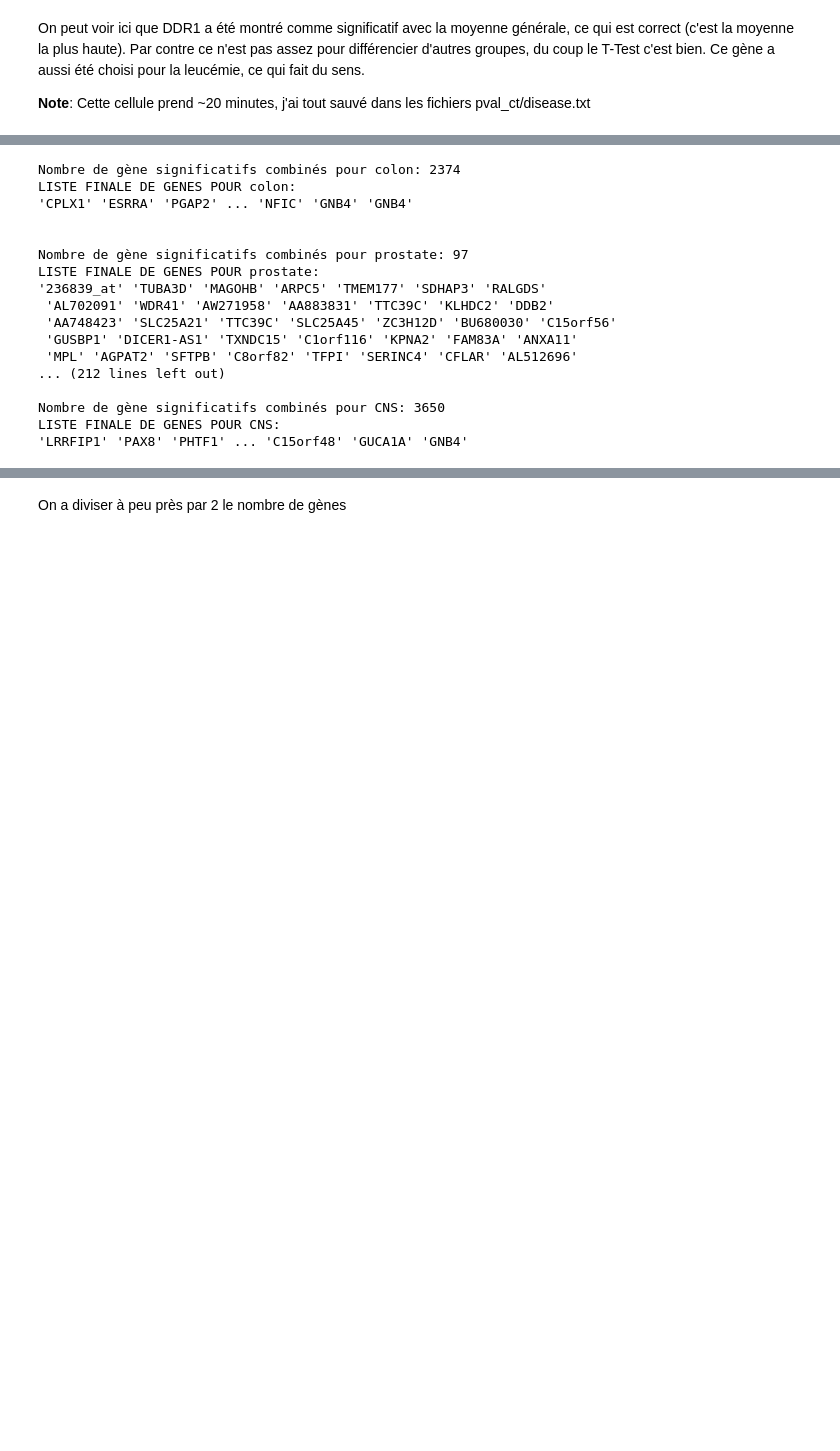
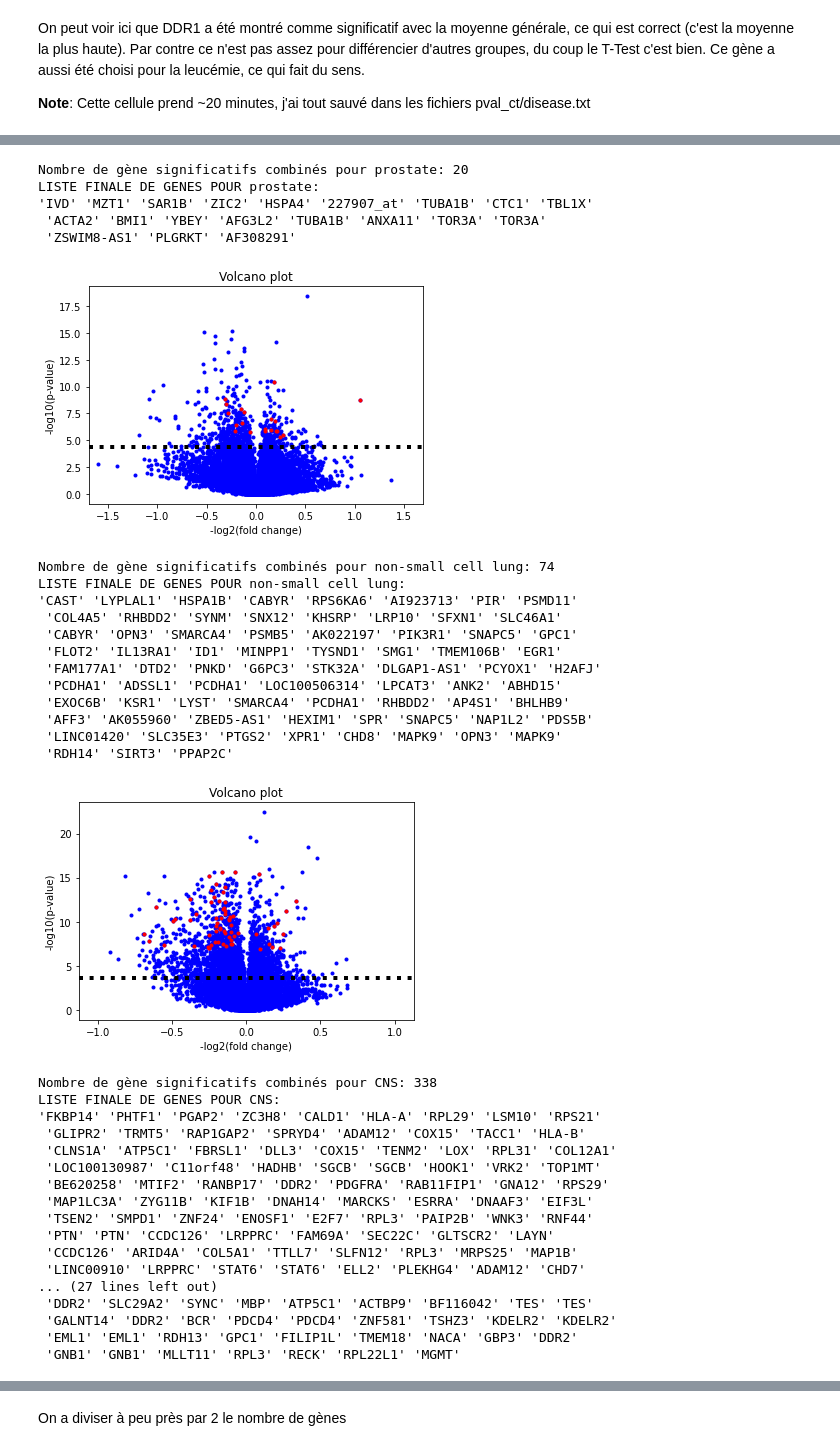
Before and after one commit to Ikewolf77/BBC_Projet, a Jupyter notebook: Projet 3.ipynb, the cells around one changed output, grey strips where cells are left out. Drawn from its saved outputs; the diff is of its cells as text; code cells hidden in the pictures; blank space fills up the shorter version.

```diff
--- a/Projet 3.ipynb
+++ b/Projet 3.ipynb
@@ -514,15 +523,19 @@ On peut voir ici que DDR1 a été montré comme significatif avec la moyenne gé
 # %%
 import importlib
 
-qval['colon'] = 0.05
-qval['melanoma'] = 0.05
-qval['ovarian'] = 0.05
-qval['renal'] = 0.05
-qval['leukemia'] = 0.05
-qval['breast'] = 0.05
-qval['non-small cell lung'] = 0.05
-qval['CNS'] = 0.05
-qval['prostate'] = 0.05
+qval = {}
+
+qval['colon'] = 0.0005
+qval['melanoma'] = 0.0002
+qval['ovarian'] = 0.01
+qval['renal'] = 0.001
+qval['leukemia'] = 0.0005
+qval['breast'] = 0.01
+qval['non-small cell lung'] = 0.005
+qval['CNS'] = 0.0005
+qval['prostate'] = 0.001
+
+idx_sg_ttests = {}
 
 for disease in diseases:
     pval_ct = np.loadtxt(f'pval_ct/{disease}.txt', dtype=float)
@@ -538,5 +551,7 @@ for disease in diseases:
         if sum(significant)==8:
             idx_sg_ttest.append(i)
 
+    idx_sg_ttests[disease] = idx_sg_ttest
+
     print(f'Nombre de gène significatifs pour {disease}: {len(idx_sg_ttest)}')
 # %% [output]
@@ -552,29 +567,49 @@ Nombre de gène significatifs pour CNS: 8580
 # %%
 idx_sg_finals = {}
 
 for disease in diseases:
 
     # keep only genes that appear significantly in each t-test AND in the correlation test
-    idx_sg_finals[disease] = np.array( list( set(idx_sg_ttest) & set(idx_sg_corrs[disease]) ) )
+    idx_sg_finals[disease] = np.array( list( set(idx_sg_ttests[disease]) & set(idx_sg_corrs[disease]) ) )
 
     print(f'Nombre de gène significatifs combinés pour {disease}: {len(idx_sg_finals[disease])}')
     print(f'LISTE FINALE DE GENES POUR {disease}:\n'+str(data_train[idx_sg_finals[disease]+1,1]).strip('[]'))
+    stats.volcano_plot(data_train[1:,2:],desired_profiles[disease],idx=idx_sg_finals[disease], pval=pval_correls[disease])
     print("\n")
 # %% [output]
-Nombre de gène significatifs combinés pour colon: 2374
-LISTE FINALE DE GENES POUR colon:
-'CPLX1' 'ESRRA' 'PGAP2' ... 'NFIC' 'GNB4' 'GNB4'
-
-
-Nombre de gène significatifs combinés pour prostate: 97
+Nombre de gène significatifs combinés pour prostate: 20
 LISTE FINALE DE GENES POUR prostate:
-'236839_at' 'TUBA3D' 'MAGOHB' 'ARPC5' 'TMEM177' 'SDHAP3' 'RALGDS'
- 'AL702091' 'WDR41' 'AW271958' 'AA883831' 'TTC39C' 'KLHDC2' 'DDB2'
- 'AA748423' 'SLC25A21' 'TTC39C' 'SLC25A45' 'ZC3H12D' 'BU680030' 'C15orf56'
- 'GUSBP1' 'DICER1-AS1' 'TXNDC15' 'C1orf116' 'KPNA2' 'FAM83A' 'ANXA11'
- 'MPL' 'AGPAT2' 'SFTPB' 'C8orf82' 'TFPI' 'SERINC4' 'CFLAR' 'AL512696'
-... (212 lines left out)
-
-Nombre de gène significatifs combinés pour CNS: 3650
-LISTE FINALE DE GENES POUR CNS:
-'LRRFIP1' 'PAX8' 'PHTF1' ... 'C15orf48' 'GUCA1A' 'GNB4'
+'IVD' 'MZT1' 'SAR1B' 'ZIC2' 'HSPA4' '227907_at' 'TUBA1B' 'CTC1' 'TBL1X'
+ 'ACTA2' 'BMI1' 'YBEY' 'AFG3L2' 'TUBA1B' 'ANXA11' 'TOR3A' 'TOR3A'
+ 'ZSWIM8-AS1' 'PLGRKT' 'AF308291'
+[figure, added]
+Nombre de gène significatifs combinés pour non-small cell lung: 74
+LISTE FINALE DE GENES POUR non-small cell lung:
+'CAST' 'LYPLAL1' 'HSPA1B' 'CABYR' 'RPS6KA6' 'AI923713' 'PIR' 'PSMD11'
+ 'COL4A5' 'RHBDD2' 'SYNM' 'SNX12' 'KHSRP' 'LRP10' 'SFXN1' 'SLC46A1'
+ 'CABYR' 'OPN3' 'SMARCA4' 'PSMB5' 'AK022197' 'PIK3R1' 'SNAPC5' 'GPC1'
+ 'FLOT2' 'IL13RA1' 'ID1' 'MINPP1' 'TYSND1' 'SMG1' 'TMEM106B' 'EGR1'
+ 'FAM177A1' 'DTD2' 'PNKD' 'G6PC3' 'STK32A' 'DLGAP1-AS1' 'PCYOX1' 'H2AFJ'
+ 'PCDHA1' 'ADSSL1' 'PCDHA1' 'LOC100506314' 'LPCAT3' 'ANK2' 'ABHD15'
+ 'EXOC6B' 'KSR1' 'LYST' 'SMARCA4' 'PCDHA1' 'RHBDD2' 'AP4S1' 'BHLHB9'
+ 'AFF3' 'AK055960' 'ZBED5-AS1' 'HEXIM1' 'SPR' 'SNAPC5' 'NAP1L2' 'PDS5B'
+ 'LINC01420' 'SLC35E3' 'PTGS2' 'XPR1' 'CHD8' 'MAPK9' 'OPN3' 'MAPK9'
+ 'RDH14' 'SIRT3' 'PPAP2C'
+[figure, added]
+Nombre de gène significatifs combinés pour CNS: 338
+LISTE FINALE DE GENES POUR CNS:
+'FKBP14' 'PHTF1' 'PGAP2' 'ZC3H8' 'CALD1' 'HLA-A' 'RPL29' 'LSM10' 'RPS21'
+ 'GLIPR2' 'TRMT5' 'RAP1GAP2' 'SPRYD4' 'ADAM12' 'COX15' 'TACC1' 'HLA-B'
+ 'CLNS1A' 'ATP5C1' 'FBRSL1' 'DLL3' 'COX15' 'TENM2' 'LOX' 'RPL31' 'COL12A1'
+ 'LOC100130987' 'C11orf48' 'HADHB' 'SGCB' 'SGCB' 'HOOK1' 'VRK2' 'TOP1MT'
+ 'BE620258' 'MTIF2' 'RANBP17' 'DDR2' 'PDGFRA' 'RAB11FIP1' 'GNA12' 'RPS29'
+ 'MAP1LC3A' 'ZYG11B' 'KIF1B' 'DNAH14' 'MARCKS' 'ESRRA' 'DNAAF3' 'EIF3L'
+ 'TSEN2' 'SMPD1' 'ZNF24' 'ENOSF1' 'E2F7' 'RPL3' 'PAIP2B' 'WNK3' 'RNF44'
+ 'PTN' 'PTN' 'CCDC126' 'LRPPRC' 'FAM69A' 'SEC22C' 'GLTSCR2' 'LAYN'
+ 'CCDC126' 'ARID4A' 'COL5A1' 'TTLL7' 'SLFN12' 'RPL3' 'MRPS25' 'MAP1B'
+ 'LINC00910' 'LRPPRC' 'STAT6' 'STAT6' 'ELL2' 'PLEKHG4' 'ADAM12' 'CHD7'
+... (27 lines left out)
+ 'DDR2' 'SLC29A2' 'SYNC' 'MBP' 'ATP5C1' 'ACTBP9' 'BF116042' 'TES' 'TES'
+ 'GALNT14' 'DDR2' 'BCR' 'PDCD4' 'PDCD4' 'ZNF581' 'TSHZ3' 'KDELR2' 'KDELR2'
+ 'EML1' 'EML1' 'RDH13' 'GPC1' 'FILIP1L' 'TMEM18' 'NACA' 'GBP3' 'DDR2'
+ 'GNB1' 'GNB1' 'MLLT11' 'RPL3' 'RECK' 'RPL22L1' 'MGMT'
```
Also changed, not shown: parts of 14 cells of this notebook.
